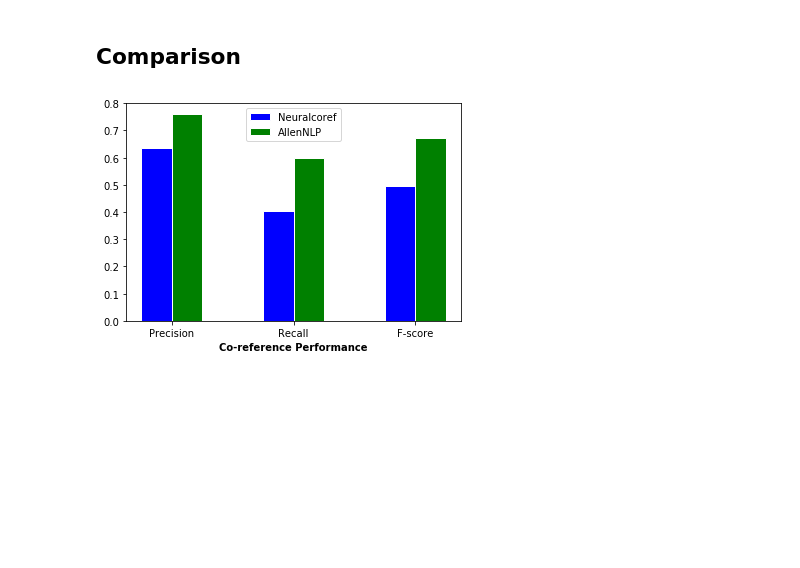
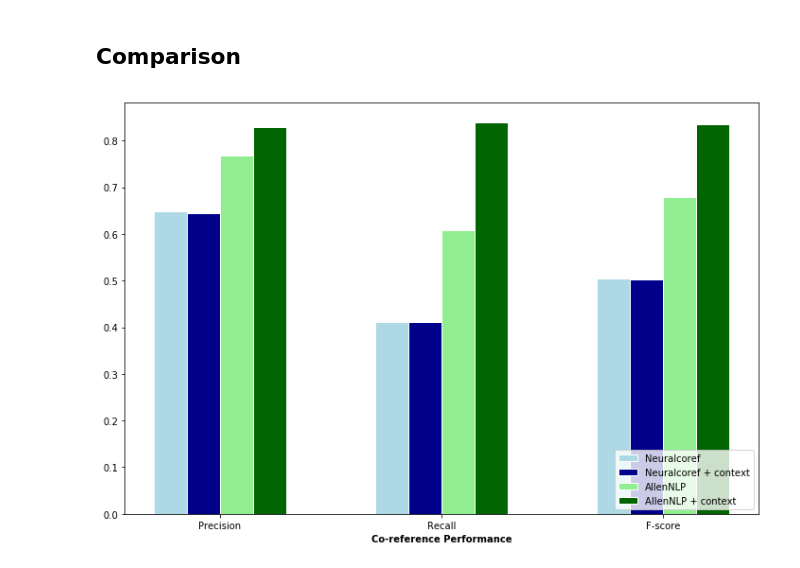
Before and after one commit to empirical-org/Quill-NLP-Tools-and-Datasets, a Jupyter notebook: notebooks/coref_evaluation_on_but_because_dataset.ipynb, the cells around one changed output. Drawn from its saved outputs; the diff is of its cells as text; code cells hidden in the pictures; blank space fills up the shorter version.

Commit message:
Added new experiments to coreference notebook with more context

```diff
--- a/notebooks/coref_evaluation_on_but_because_dataset.ipynb
+++ b/notebooks/coref_evaluation_on_but_because_dataset.ipynb
@@ -49,3 +49,9 @@ data = list(extract_referents_from_xml_tagged_strings(texts))
 [{'start': 0, 'end': 7, 'str_': 'Schools', 'id': '0'}, {'start': 25, 'end': 34, 'str_': 'junk food', 'id': '1'}, {'start': 64, 'end': 66, 'str_': 'it', 'id': '1'}, {'start': 84, 'end': 89, 'str_': 'th ...
 [{'start': 0, 'end': 7, 'str_': 'Schools', 'id': '0'}, {'start': 25, 'end': 34, 'str_': 'junk food', 'id': '1'}, {'start': 60, 'end': 62, 'str_': 'it', 'id': '-1'}, {'start': 85, 'end': 89, 'str_': 't ...
 [{'start': 0, 'end': 7, 'str_': 'Schools', 'id': '0'}, {'start': 25, 'end': 34, 'str_': 'junk food', 'id': '1'}, {'start': 60, 'end': 64, 'str_': 'they', 'id': '0'}]
+# %%
+context = "Students love junk food."
+texts_with_context = [context + " " + text for text in texts]
+data_with_context = list(extract_referents_from_xml_tagged_strings(texts_with_context))
+
+data_with_context[:3]
@@ -69,6 +106,7 @@ predictor = Predictor.from_path("https://s3-us-west-2.amazonaws.com/allennlp/mod
 ## Evaluation methods
 # %%
 from collections import defaultdict
+from copy import deepcopy
 
 def evaluate_links(predicted_links, gold_links):
     """
@@ -151,7 +189,10 @@ def evaluate_coref(data, model):
     """
     tp, fp, fn = 0, 0, 0
     for data_item in data:
-        print(data_item)
+
+        if not data_item["text"].endswith("."):
+            data_item["text"] += "."
+
         gold_links = transform_coref_clusters_to_links(data_item)
 
         if model == "neuralcoref":
@@ -207,0 +249,3 @@ F1 score: 0.4938875305623472
+# %%
+p_neuralcoref_context, r_neuralcoref_context, f_neuralcoref_context = evaluate_coref(data_with_context,
+                                                                                     model="neuralcoref")
@@ -230,0 +293,2 @@ F1 score: 0.6711409395973154
+# %%
+p_allennlp_context, r_allennlp_context, f_allennlp_context = evaluate_coref(data_with_context, model="allennlp")
@@ -233,26 +315,34 @@ F1 score: 0.6711409395973154
 # %%
 import numpy as np
 import matplotlib.pyplot as plt
 
-barWidth = 0.25
+plt.rcParams['figure.figsize'] = [12, 8]
+
+barWidth = 0.15
 
 bars1 = [p_neuralcoref, r_neuralcoref, f_neuralcoref]
-bars2 = [p_allennlp, r_allennlp, f_allennlp]
+bars2 = [p_neuralcoref_context, r_neuralcoref_context, f_neuralcoref_context]
+bars3 = [p_allennlp, r_allennlp, f_allennlp]
+bars4 = [p_allennlp_context, r_allennlp_context, f_allennlp_context]
 
 # Set position of bar on X axis
 r1 = np.arange(len(bars1))
 r2 = [x + barWidth for x in r1]
+r3 = [x + 2*barWidth for x in r1]
+r4 = [x + 3*barWidth for x in r1]
 
 # Make the plot
-plt.bar(r1, bars1, color='blue', width=barWidth, edgecolor='white', label='Neuralcoref')
-plt.bar(r2, bars2, color='green', width=barWidth, edgecolor='white', label='AllenNLP')
+plt.bar(r1, bars1, color='lightblue', width=barWidth, edgecolor='white', label='Neuralcoref')
+plt.bar(r2, bars2, color='darkblue', width=barWidth, edgecolor='white', label='Neuralcoref + context')
+plt.bar(r3, bars3, color='lightgreen', width=barWidth, edgecolor='white', label='AllenNLP')
+plt.bar(r4, bars4, color='darkgreen', width=barWidth, edgecolor='white', label='AllenNLP + context')
 
 # Add xticks on the middle of the group bars
 plt.xlabel('Co-reference Performance', fontweight='bold')
-plt.xticks([r + barWidth/2 for r in range(len(bars1))], ['Precision', 'Recall', 'F-score'])
+plt.xticks([r + 1.5 * barWidth for r in range(len(bars1))], ['Precision', 'Recall', 'F-score'])
 
 # Create legend & Show graphic
-plt.legend()
+plt.legend(loc='lower right')
 plt.show()
 # %% [output]
-[figure, old version]
+[figure, new version]
```
Also changed, not shown: parts of 5 cells of this notebook.
